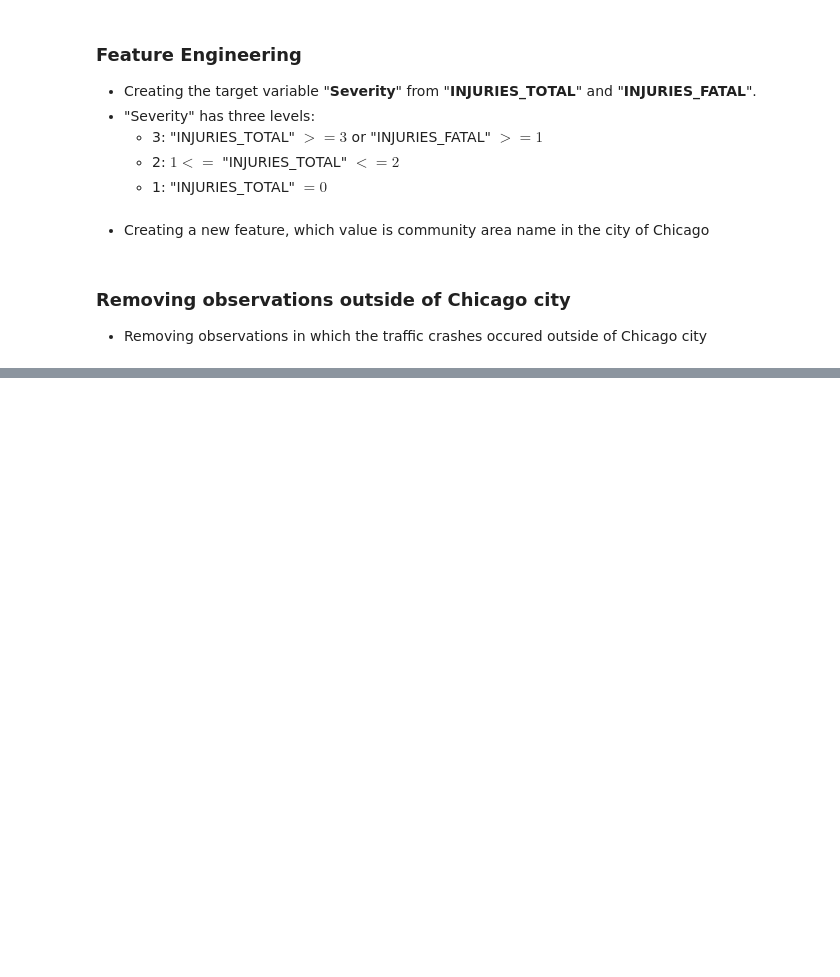
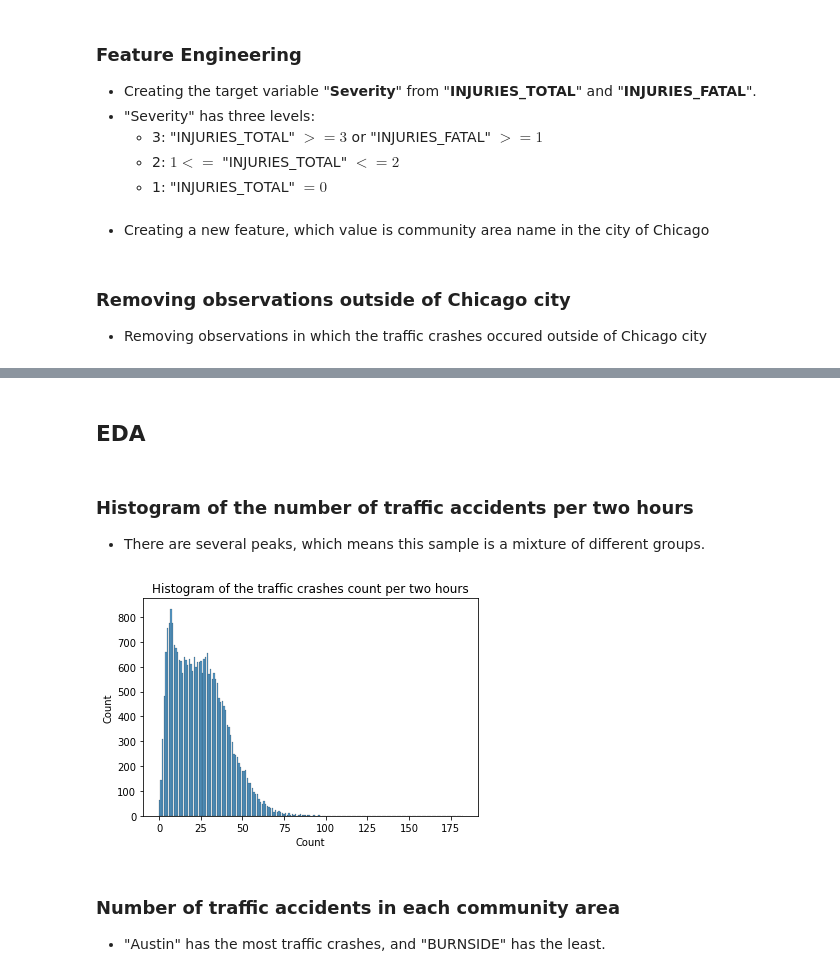
Before and after one commit to kosawa26/Capstone, a Jupyter notebook: GLM.ipynb, the cells around one changed output, grey strips where cells are left out. Saved outputs shown, nothing was run; the diff lists cells and outputs as text; code cells hidden in the pictures; blank space fills up the shorter version.

```diff
--- a/GLM.ipynb
+++ b/GLM.ipynb
@@ -166,0 +167,2 @@ df.head()
+# %%
+df_agg = create_count_df(create_initial_df(df, 2017, 9, 1, 2024, 1, 22), df)
@@ -166,0 +178,16 @@ df.head()
+# %% [markdown]
+## EDA
+# %% [markdown]
+### Histogram of the number of traffic accidents per two hours
+* There are several peaks, which means this sample is a mixture of different groups.
+# %%
+whole_city = df_agg[["Year", "Month", "Day", "Time_frame", "Count"]].groupby(["Year", "Month", "Day", "Time_frame"]).sum()
+# %%
+sns.histplot(whole_city.Count, discrete=True, shrink=0.8)
+plt.title("Histogram of the traffic crashes count per two hours")
+plt.show()
+# %% [output]
+[figure, added]
+# %% [markdown]
+### Number of traffic accidents in each community area
+* "Austin" has the most traffic crashes, and "BURNSIDE" has the least.
```
Also changed, not shown: parts of 34 cells of this notebook, 3 other files.
